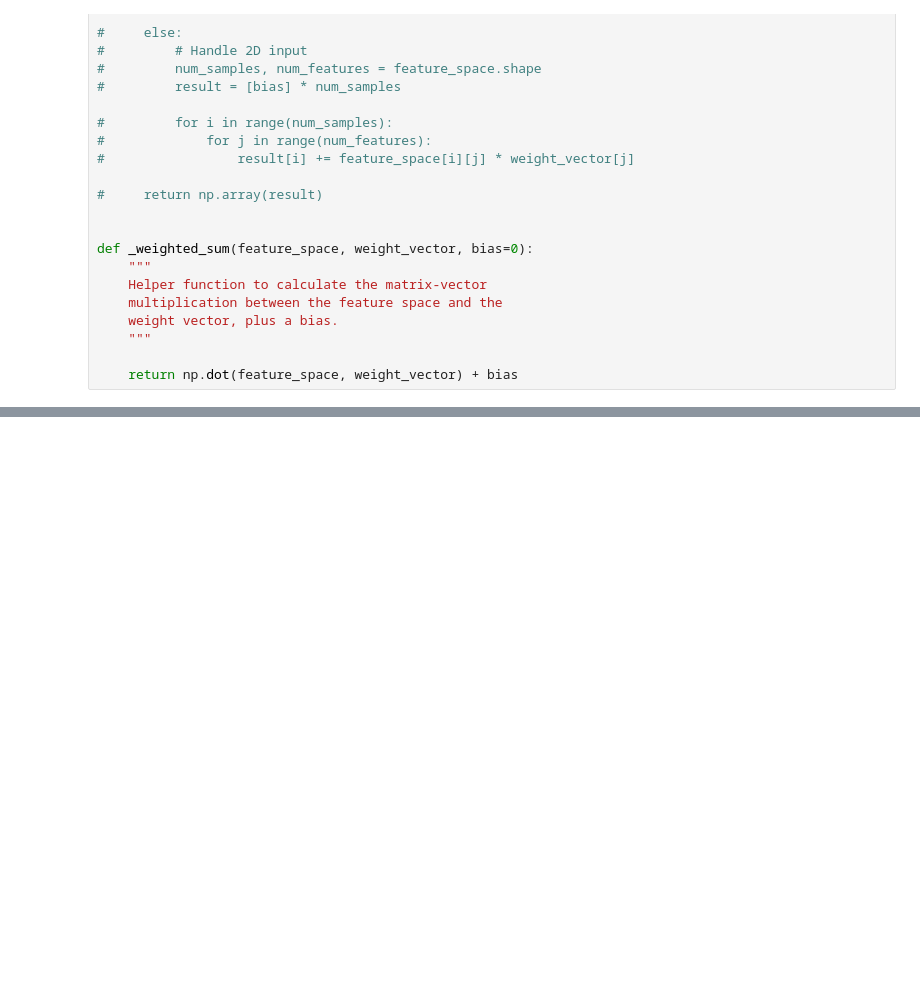
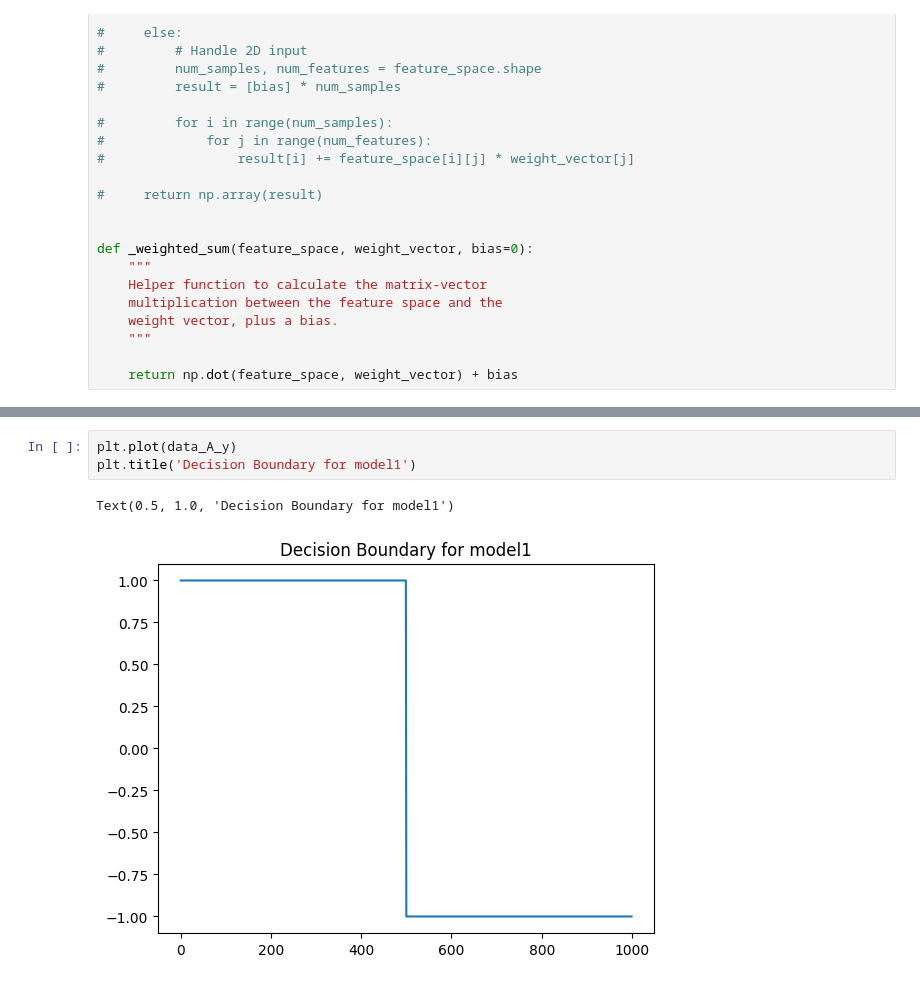
Before and after one commit to AdamPSU/FromScratch, a Jupyter notebook: Neural Networks/perceptron.ipynb, the cells around one changed output, grey strips where cells are left out. Cells and saved outputs as stored; diff of their text form; blank space fills up the shorter version.

```diff
--- a/Neural Networks/perceptron.ipynb
+++ b/Neural Networks/perceptron.ipynb
@@ -103,0 +124,6 @@ model.fit(X, y)
+# %%
+plt.plot(data_A_y)
+plt.title('Decision Boundary for model1')
+# %% [output]
+Text(0.5, 1.0, 'Decision Boundary for model1')
+[figure, added]
```
Also changed, not shown: parts of 14 cells of this notebook.
